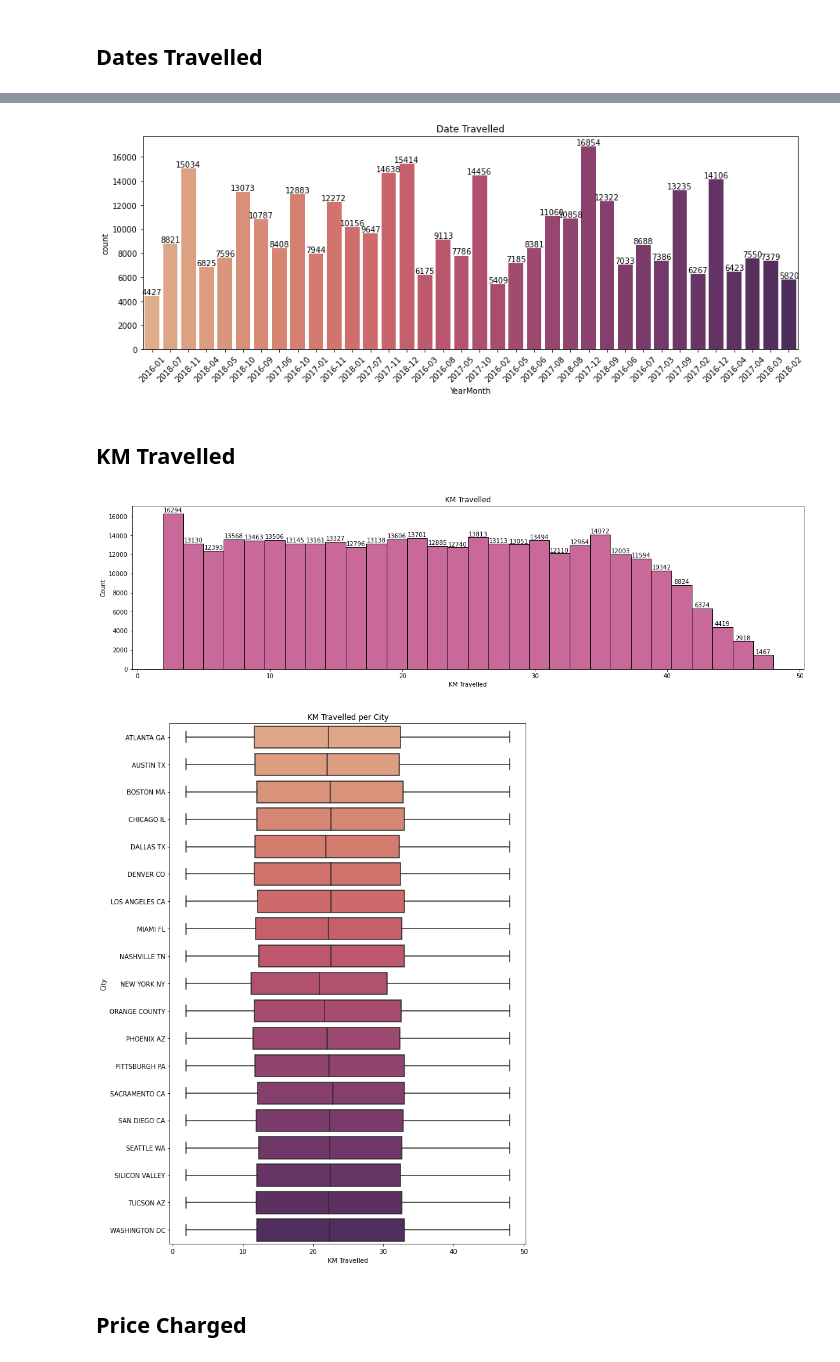
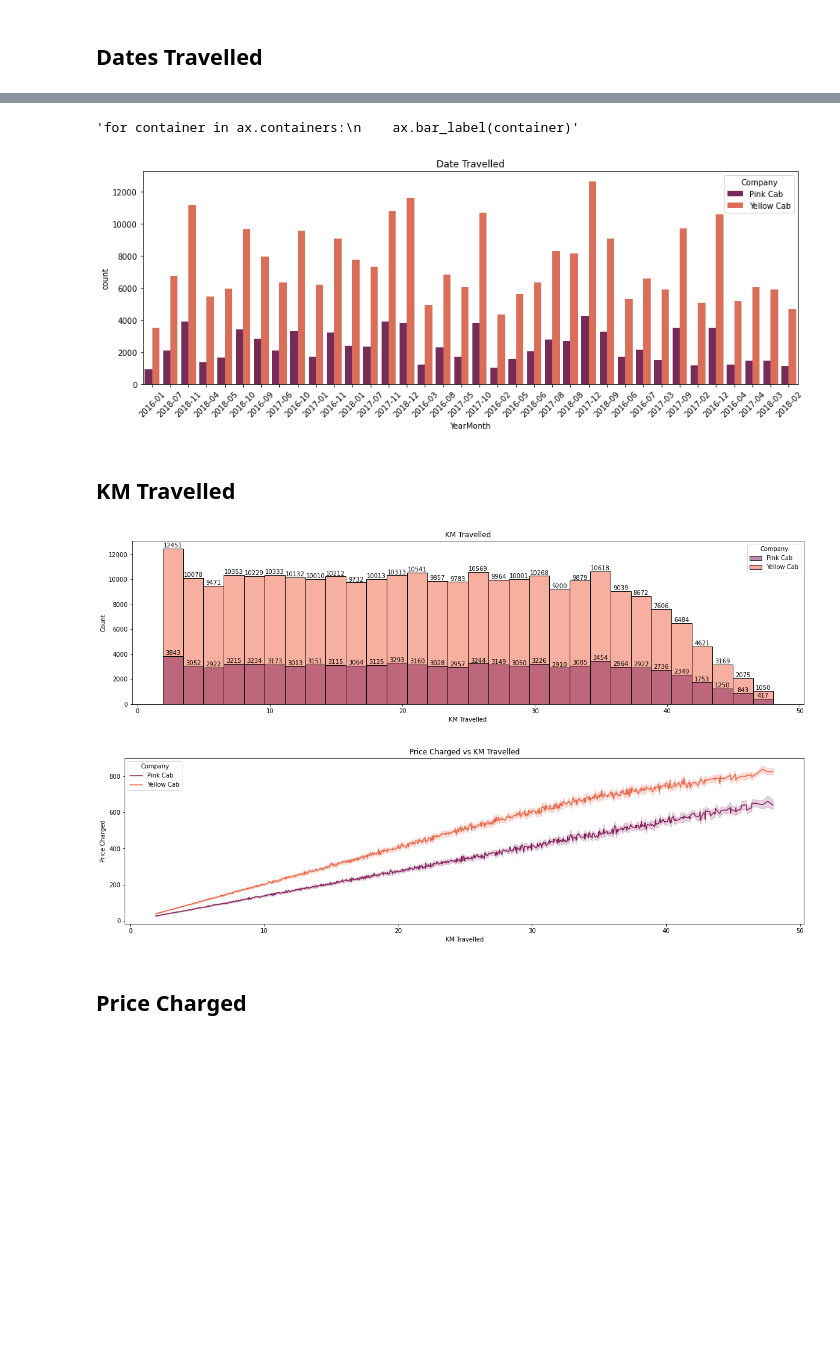
Before and after one commit to KierraDangerfield/Data-Glacier, a Jupyter notebook: Week_2/Insight for Cab Investment Firm.ipynb, the cells around one changed output, grey strips where cells are left out. Saved outputs shown, nothing was run; the diff lists cells and outputs as text; code cells hidden in the pictures; blank space fills up the shorter version.

```diff
--- a/Week_2/Insight for Cab Investment Firm.ipynb
+++ b/Week_2/Insight for Cab Investment Firm.ipynb
@@ -674,10 +676,7 @@ year18 = date[date["year"] == 2018]
 fig, ax = plt.subplots(figsize=(15,5))
 plt.xticks(rotation = 45)
 
-sns.countplot(data=year18, x="YearMonth",
-              palette="flare")
+sns.countplot(data=year18, x="YearMonth", hue="Company",
+              palette="rocket_r")
 plt.title("Date Travelled in 2018")
-
-for container in ax.containers:
-    ax.bar_label(container)
 # %% [output]
@@ -685,37 +685,37 @@ for container in ax.containers:
 # %%
-#year16 = dates[dates["year"] == 2016]
-
 fig, ax = plt.subplots(figsize=(15,5))
 plt.xticks(rotation = 45)
 
-sns.countplot(data=dates, x="YearMonth",
-              palette="flare")
+sns.countplot(data=dates, x="YearMonth", hue="Company",
+              palette="rocket")
 plt.title("Date Travelled")
 
-for container in ax.containers:
-    ax.bar_label(container)
+"""for container in ax.containers:
+    ax.bar_label(container)"""
 # %% [output]
+'for container in ax.containers:\n    ax.bar_label(container)'
-[figure, old version]
+[figure, new version]
 # %% [markdown]
 ## KM Travelled
 # %%
 fig, ax = plt.subplots(figsize=(20,5))
-sns.histplot(data = masterData, x="KM Travelled", color=color, bins=30)
+sns.histplot(data = masterData, x="KM Travelled", hue="Company", palette = "rocket", bins=30)
 plt.title("KM Travelled")
 
 for container in ax.containers:
     ax.bar_label(container)
 # %% [output]
-[figure, old version]
+[figure, new version]
 # %%
-fig, ax = plt.subplots(figsize=(10,15))
-sns.boxplot(data = masterData, x="KM Travelled", y= "City", palette="flare")
-plt.title("KM Travelled per City")
+fig, ax = plt.subplots(figsize=(20,5))
+sns.lineplot(data = masterData, y="Price Charged", x="KM Travelled", hue="Company", palette="rocket")
+
+plt.title("Price Charged vs KM Travelled")
 
 for container in ax.containers:
     ax.bar_label(container)
 # %% [output]
-[figure, old version]
+[figure, new version]
 # %% [markdown]
 ## Price Charged
 # %%
```
Also changed, not shown: parts of 19 cells of this notebook, 2 other files.
